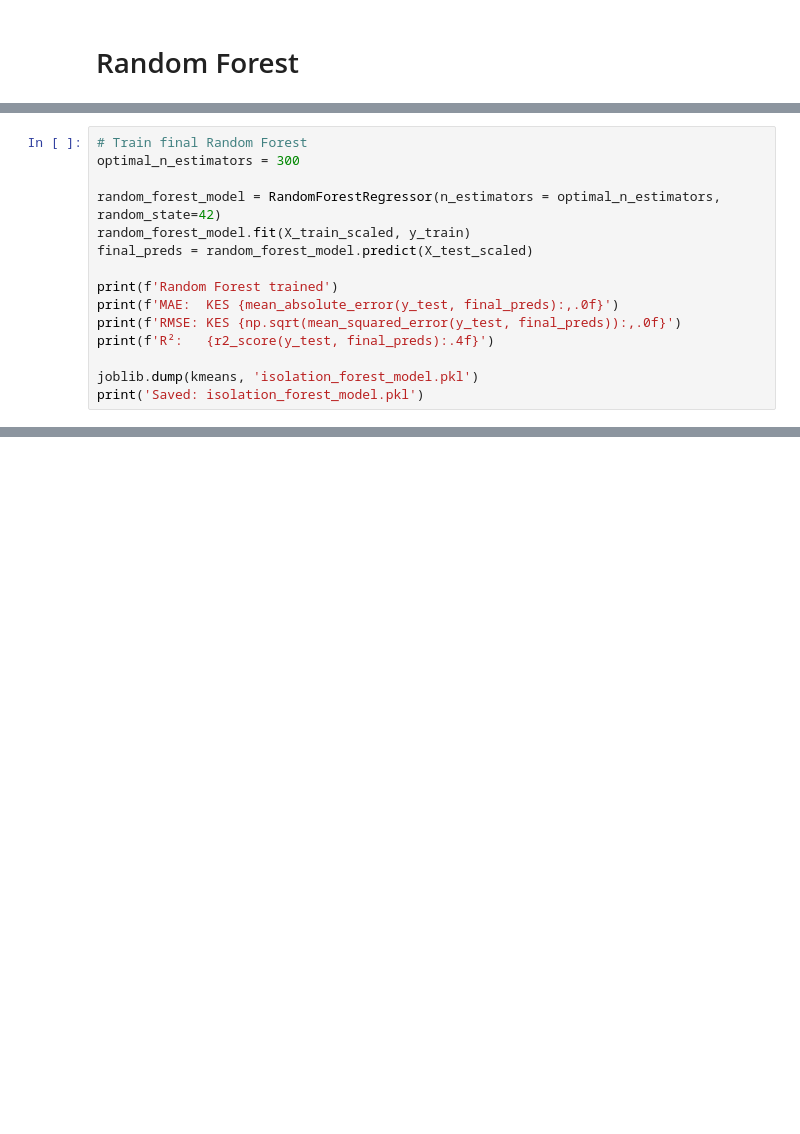
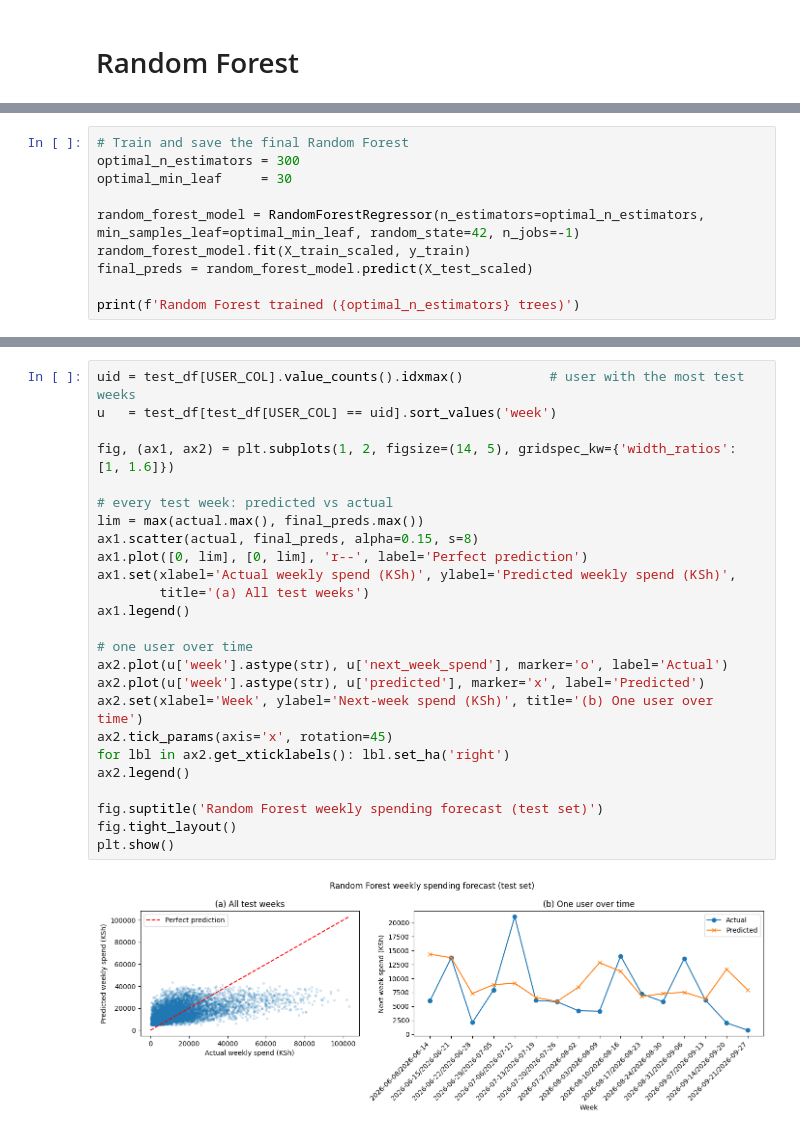
Before and after one commit to LincyMuema/SpendingAnalysis, a Jupyter notebook: notebooks/model_training.ipynb, the cells around one changed output, grey strips where cells are left out. Cells and saved outputs as stored; diff of their text form; blank space fills up the shorter version.

```diff
--- a/notebooks/model_training.ipynb
+++ b/notebooks/model_training.ipynb
@@ -255,16 +389,11 @@ Random Forest parameter comparison:
 # %%
-# Train final Random Forest
+# Train and save the final Random Forest
 optimal_n_estimators = 300
+optimal_min_leaf     = 30
 
-random_forest_model = RandomForestRegressor(n_estimators = optimal_n_estimators, random_state=42)
+random_forest_model = RandomForestRegressor(n_estimators=optimal_n_estimators, min_samples_leaf=optimal_min_leaf, random_state=42, n_jobs=-1)
 random_forest_model.fit(X_train_scaled, y_train)
 final_preds = random_forest_model.predict(X_test_scaled)
 
-print(f'Random Forest trained')
-print(f'MAE:  KES {mean_absolute_error(y_test, final_preds):,.0f}')
-print(f'RMSE: KES {np.sqrt(mean_squared_error(y_test, final_preds)):,.0f}')
-print(f'R²:   {r2_score(y_test, final_preds):.4f}')
-
-joblib.dump(kmeans, 'isolation_forest_model.pkl')
-print('Saved: isolation_forest_model.pkl')
+print(f'Random Forest trained ({optimal_n_estimators} trees)')
 # %% [output]
@@ -311,0 +450,27 @@ plt.show()
+# %%
+uid = test_df[USER_COL].value_counts().idxmax()           # user with the most test weeks
+u   = test_df[test_df[USER_COL] == uid].sort_values('week')
+
+fig, (ax1, ax2) = plt.subplots(1, 2, figsize=(14, 5), gridspec_kw={'width_ratios': [1, 1.6]})
+
+# every test week: predicted vs actual
+lim = max(actual.max(), final_preds.max())
+ax1.scatter(actual, final_preds, alpha=0.15, s=8)
+ax1.plot([0, lim], [0, lim], 'r--', label='Perfect prediction')
+ax1.set(xlabel='Actual weekly spend (KSh)', ylabel='Predicted weekly spend (KSh)',
+        title='(a) All test weeks')
+ax1.legend()
+
+# one user over time
+ax2.plot(u['week'].astype(str), u['next_week_spend'], marker='o', label='Actual')
+ax2.plot(u['week'].astype(str), u['predicted'], marker='x', label='Predicted')
+ax2.set(xlabel='Week', ylabel='Next-week spend (KSh)', title='(b) One user over time')
+ax2.tick_params(axis='x', rotation=45)
+for lbl in ax2.get_xticklabels(): lbl.set_ha('right')
+ax2.legend()
+
+fig.suptitle('Random Forest weekly spending forecast (test set)')
+fig.tight_layout()
+plt.show()
+# %% [output]
+[figure, added]
```
Also changed, not shown: parts of 17 cells of this notebook, 11 other files.
